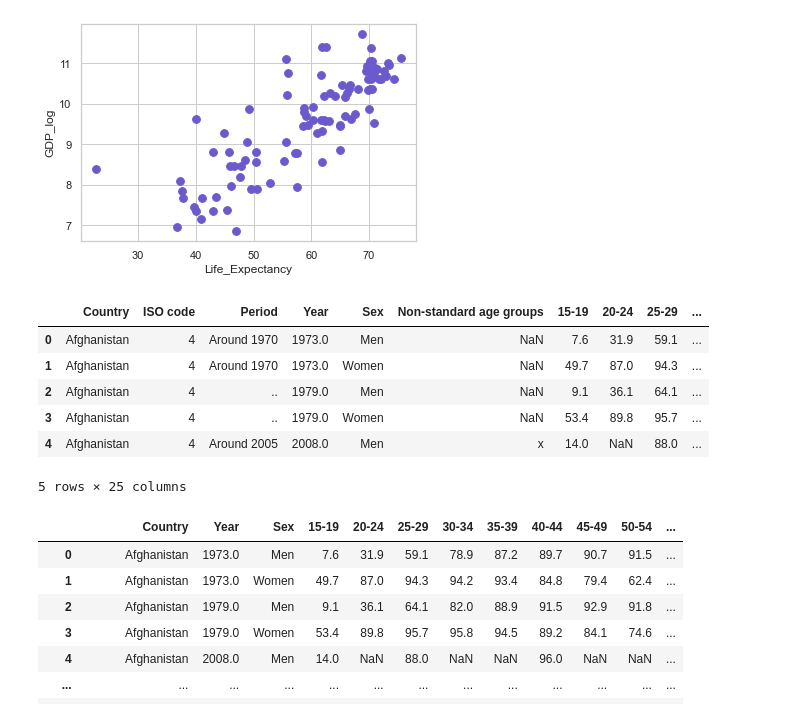
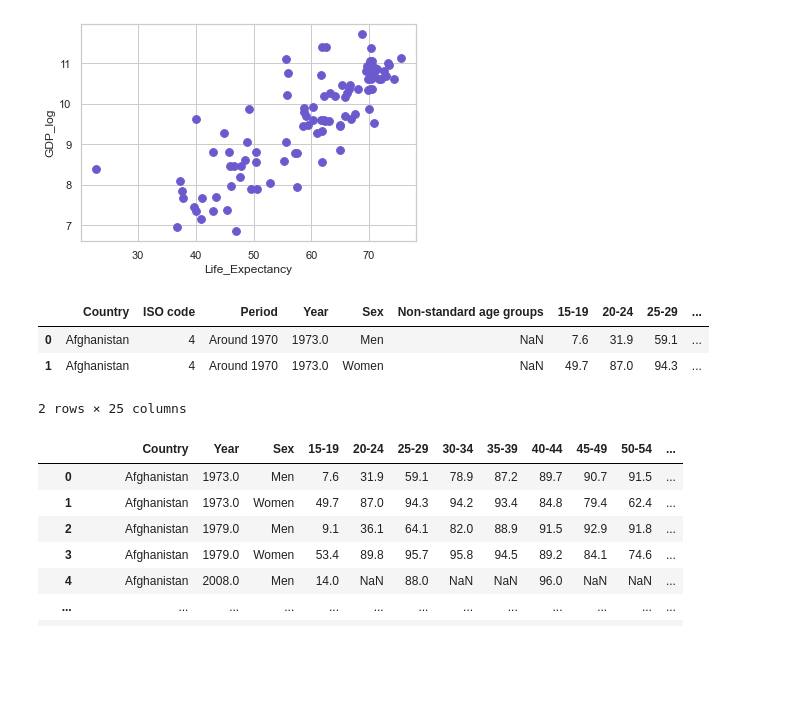
Before and after one commit to AlisonCG1/UN_practice_project, a Jupyter notebook: Notebooks/UN_DATA_EXPLORATION.ipynb, the cells around one changed output. Drawn from its saved outputs; the diff is of its cells as text; code cells hidden in the pictures; blank space fills up the shorter version.

```diff
--- a/Notebooks/UN_DATA_EXPLORATION.ipynb
+++ b/Notebooks/UN_DATA_EXPLORATION.ipynb
@@ -542,19 +528,16 @@ gdp_le_2019.plot.scatter(x = 'Life_Expectancy', y = 'GDP_log', s=60, c='slateblu
 # %%
 #From UN data imported Currently Married
 
-currently_married = pd.read_csv("../data/Currently married.csv", skiprows=3, engine = 'python')
+currently_married = pd.read_csv("../data/Currently married.csv", header=3, engine = 'python')
 # %%
 #First I checked the data through a dataframe called currenlty_married
 
-currently_married.head()
+currently_married.head(2)
 # %% [output]
 |  | Country | ISO code | Period | Year | Sex | Non-standard age groups | 15-19 | 20-24 | 25-29 | ... |
 | 0 | Afghanistan | 4 | Around 1970 | 1973.0 | Men | NaN | 7.6 | 31.9 | 59.1 | ... |
 | 1 | Afghanistan | 4 | Around 1970 | 1973.0 | Women | NaN | 49.7 | 87.0 | 94.3 | ... |
-| 2 | Afghanistan | 4 | .. | 1979.0 | Men | NaN | 9.1 | 36.1 | 64.1 | ... |
-| 3 | Afghanistan | 4 | .. | 1979.0 | Women | NaN | 53.4 | 89.8 | 95.7 | ... |
-| 4 | Afghanistan | 4 | Around 2005 | 2008.0 | Men | x | 14.0 | NaN | 88.0 | ... |
-5 rows × 25 columns
+2 rows × 25 columns
 # %%
 #Dropped unnecesary data
 
```
Also changed, not shown: parts of 35 cells of this notebook, 6 other files.
